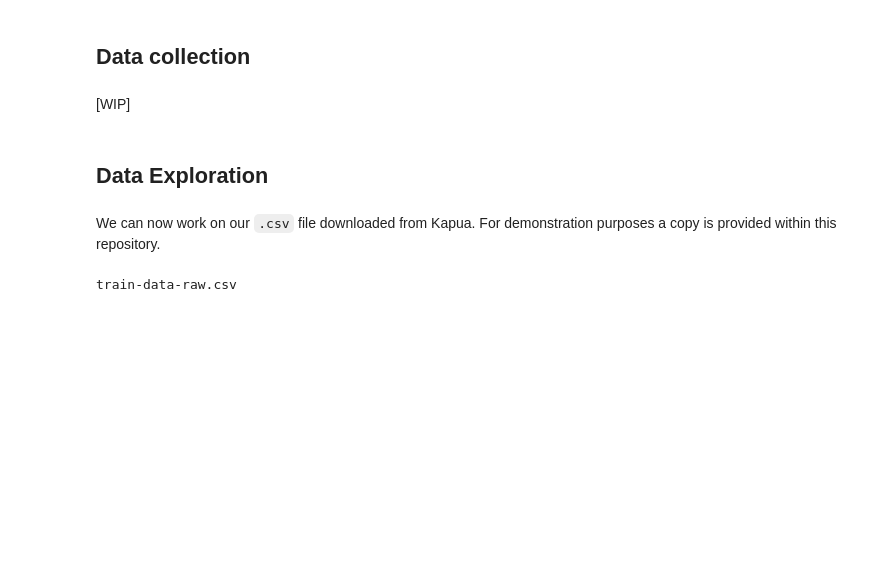
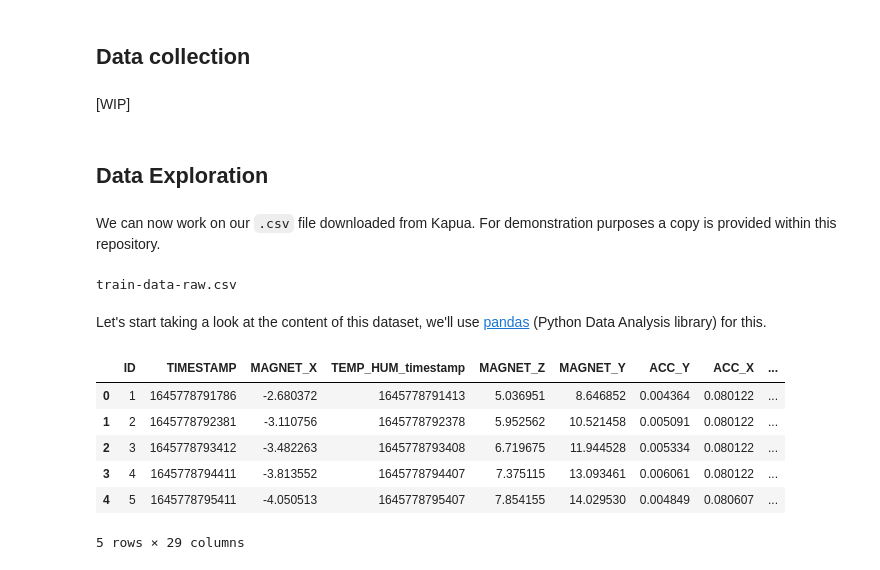
Before and after one commit to mattdibi/eclipsecon-edgeAI-talk, a Jupyter notebook: notebook/AD-EdgeAI.ipynb, the cells around one changed output. Drawn from its saved outputs; the diff is of its cells as text; code cells hidden in the pictures; blank space fills up the shorter version.

```diff
--- a/notebook/AD-EdgeAI.ipynb
+++ b/notebook/AD-EdgeAI.ipynb
@@ -24,3 +24,19 @@ We can now work on our `.csv` file downloaded from Kapua. For demonstration purp
 !ls *.csv
 # %% [output]
 train-data-raw.csv
+# %% [markdown]
+Let's start taking a look at the content of this dataset, we'll use [pandas](https://pandas.pydata.org/) (Python Data Analysis library) for this.
+# %%
+import pandas as pd
+
+train_data = pd.read_csv("./train-data-raw.csv")
+
+train_data.head()
+# %% [output]
+|  | ID | TIMESTAMP | MAGNET_X | TEMP_HUM_timestamp | MAGNET_Z | MAGNET_Y | ACC_Y | ACC_X | ... |
+| 0 | 1 | 1645778791786 | -2.680372 | 1645778791413 | 5.036951 | 8.646852 | 0.004364 | 0.080122 | ... |
+| 1 | 2 | 1645778792381 | -3.110756 | 1645778792378 | 5.952562 | 10.521458 | 0.005091 | 0.080122 | ... |
+| 2 | 3 | 1645778793412 | -3.482263 | 1645778793408 | 6.719675 | 11.944528 | 0.005334 | 0.080122 | ... |
+| 3 | 4 | 1645778794411 | -3.813552 | 1645778794407 | 7.375115 | 13.093461 | 0.006061 | 0.080122 | ... |
+| 4 | 5 | 1645778795411 | -4.050513 | 1645778795407 | 7.854155 | 14.029530 | 0.004849 | 0.080607 | ... |
+5 rows × 29 columns
```
Also changed, not shown: parts of 3 cells of this notebook, 1 other file.
